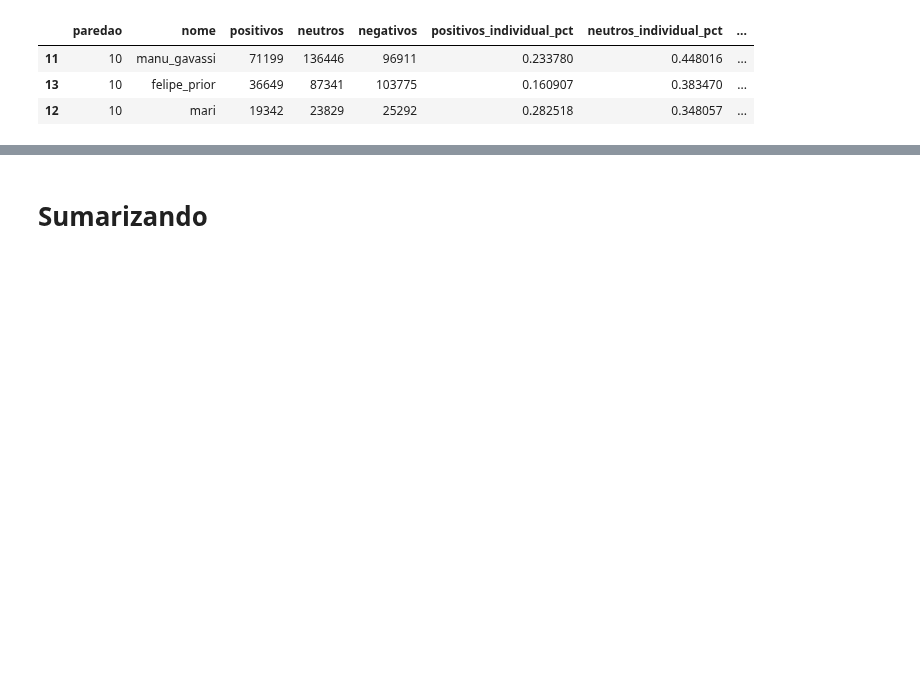
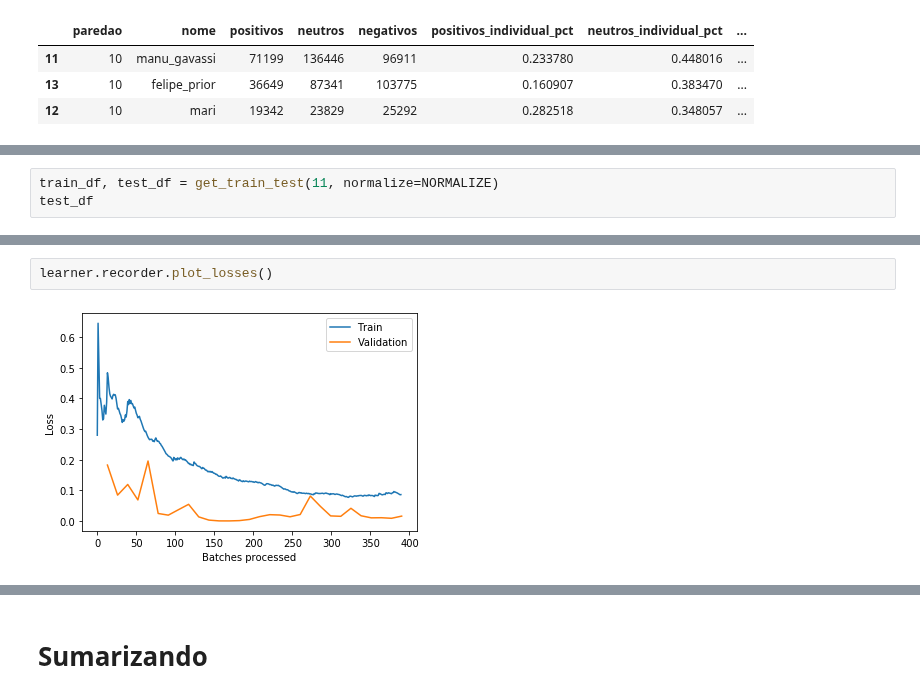
Before and after one commit to kenzosakiyama/BBBert20, a Jupyter notebook: regression/mlp_regression.ipynb, the cells around one changed output, grey strips where cells are left out. Drawn from its saved outputs; the diff is of its cells as text; blank space fills up the shorter version.

```diff
--- a/regression/mlp_regression.ipynb
+++ b/regression/mlp_regression.ipynb
@@ -592,0 +595,3 @@ test_df.sort_values(by="predicao", ascending=False)
+# %%
+train_df, test_df = get_train_test(11, normalize=NORMALIZE)
+test_df
@@ -592,0 +631,4 @@ test_df.sort_values(by="predicao", ascending=False)
+# %%
+learner.recorder.plot_losses()
+# %% [output]
+[figure, added]
```
Also changed, not shown: parts of 34 cells of this notebook, 2 other files.
